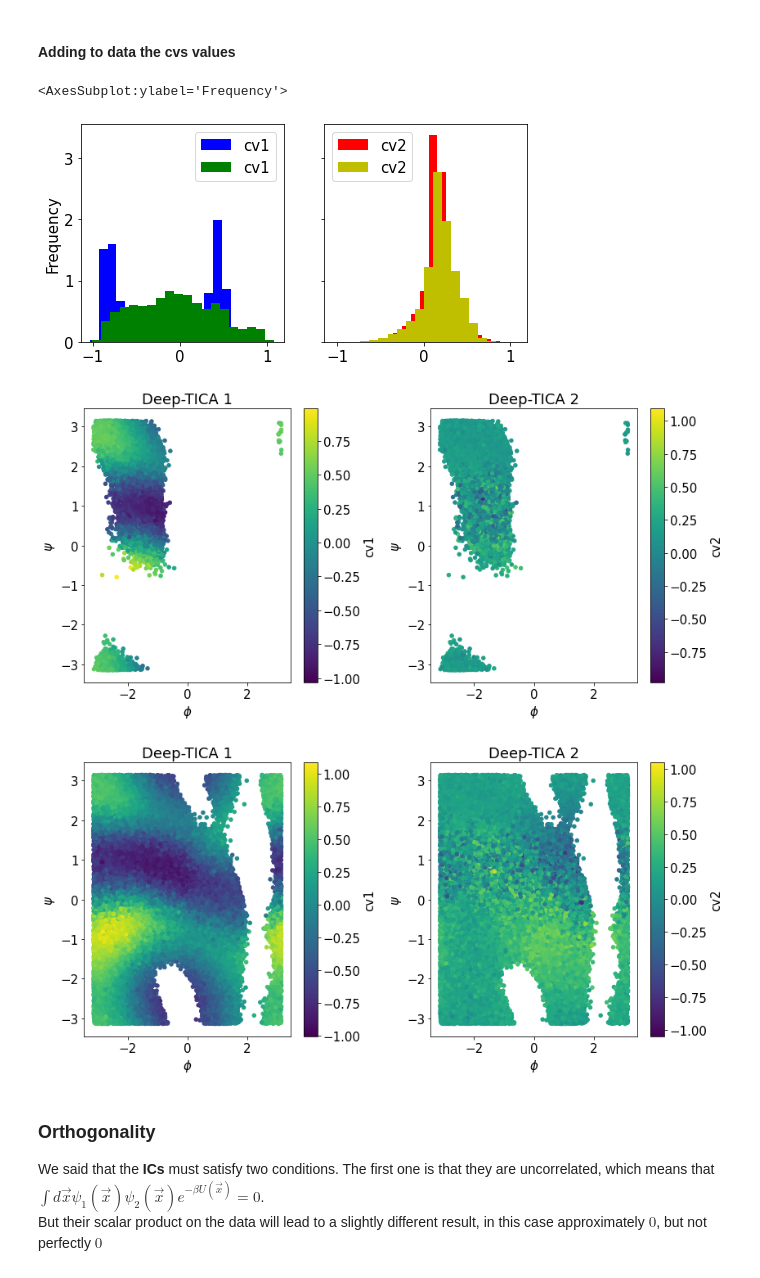
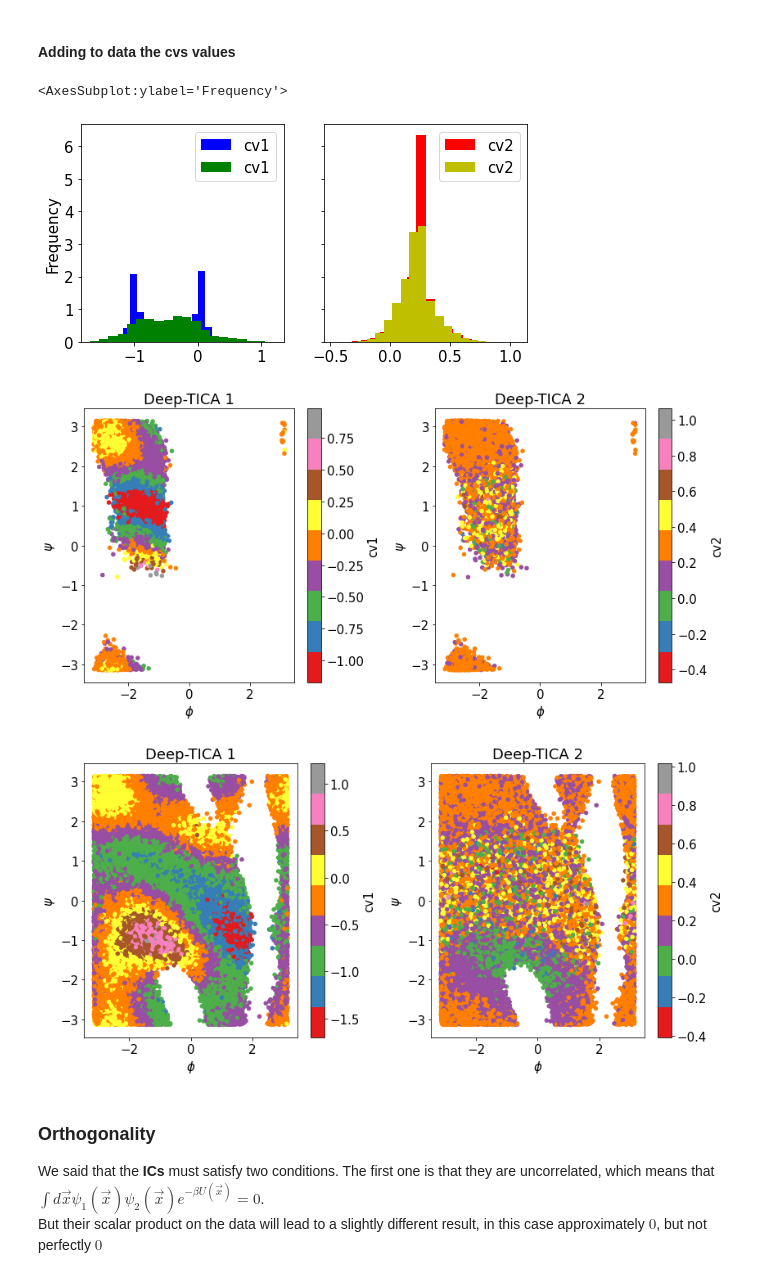
Before and after one commit to nicolopedrani/Hyper-TICA, a Jupyter notebook: Alanine/Different_seeds_Unbias.ipynb, the cells around one changed output. Cells and saved outputs as stored; diff of their text form; code cells hidden in the pictures.

```diff
--- a/Alanine/Different_seeds_Unbias.ipynb
+++ b/Alanine/Different_seeds_Unbias.ipynb
@@ -56,7 +56,7 @@ train_parameters = {
               'es_consecutive':False,
               'standardize_outputs':True,
               'standardize_inputs': True,
-              'log_every':50,
+              'log_every':500,
               #if reweight the timescale
               "reweighting": False,
               }
@@ -144,7 +144,7 @@ print(timescale)
 # %% [markdown]
 ## DeepTICA Analysis and Export
 # %%
-train_parameters["lag_time"] = 5
+train_parameters["lag_time"] = 4
 torch.manual_seed(4045)
 model,data,logweight,X = training(sim_parameters["beta"],folder+"COLVAR",train_parameters)
 
@@ -197,14 +189,14 @@ data_complete.plot.hist(y="cv2",bins=20,ax=axs[1],density=True,color="y")
 # %%
 fig,axs = plt.subplots(1,2,figsize=(12,6))
 for k,ax in enumerate(axs):
-    data.plot.scatter(y="psi",x="phi",c="cv"+str(k+1),cmap="viridis",ax=ax)
+    data.plot.scatter(y="psi",x="phi",c="cv"+str(k+1),cmap="Set1",ax=ax)
     ax.set_xlabel(r"$\phi$")
     ax.set_ylabel(r"$\psi$")
     ax.set_title('Deep-TICA '+str(k+1))
 plt.tight_layout()
 fig,axs = plt.subplots(1,2,figsize=(12,6))
 for k,ax in enumerate(axs):
-    data_complete.plot.scatter(y="psi",x="phi",c="cv"+str(k+1),cmap="viridis",ax=ax)
+    data_complete.plot.scatter(y="psi",x="phi",c="cv"+str(k+1),cmap="Set1",ax=ax)
     ax.set_xlabel(r"$\phi$")
     ax.set_ylabel(r"$\psi$")
     ax.set_title('Deep-TICA '+str(k+1))
@@ -276,14 +261,14 @@ data_complete.plot.hist(y="cv2",bins=20,ax=axs[1],density=True,color="y")
 # %%
 fig,axs = plt.subplots(1,2,figsize=(12,6))
 for k,ax in enumerate(axs):
-    data.plot.scatter(y="psi",x="phi",c="cv"+str(k+1),cmap="viridis",ax=ax)
+    data.plot.scatter(y="psi",x="phi",c="cv"+str(k+1),cmap="Set1",ax=ax)
     ax.set_xlabel(r"$\phi$")
     ax.set_ylabel(r"$\psi$")
     ax.set_title('Deep-TICA '+str(k+1))
 plt.tight_layout()
 fig,axs = plt.subplots(1,2,figsize=(12,6))
 for k,ax in enumerate(axs):
-    data_complete.plot.scatter(y="psi",x="phi",c="cv"+str(k+1),cmap="viridis",ax=ax)
+    data_complete.plot.scatter(y="psi",x="phi",c="cv"+str(k+1),cmap="Set1",ax=ax)
     ax.set_xlabel(r"$\phi$")
     ax.set_ylabel(r"$\psi$")
     ax.set_title('Deep-TICA '+str(k+1))
@@ -350,25 +329,25 @@ data_complete.plot.hist(y="cv1",bins=20,ax=axs[0],density=True,color="g")
 data_complete.plot.hist(y="cv2",bins=20,ax=axs[1],density=True,color="y")
 # %% [output]
 <AxesSubplot:ylabel='Frequency'>
-[figure, old version]
+[figure, new version]
 # %%
 fig,axs = plt.subplots(1,2,figsize=(12,6))
 for k,ax in enumerate(axs):
-    data.plot.scatter(y="psi",x="phi",c="cv"+str(k+1),cmap="viridis",ax=ax)
+    data.plot.scatter(y="psi",x="phi",c="cv"+str(k+1),cmap="Set1",ax=ax)
     ax.set_xlabel(r"$\phi$")
     ax.set_ylabel(r"$\psi$")
     ax.set_title('Deep-TICA '+str(k+1))
 plt.tight_layout()
 fig,axs = plt.subplots(1,2,figsize=(12,6))
 for k,ax in enumerate(axs):
-    data_complete.plot.scatter(y="psi",x="phi",c="cv"+str(k+1),cmap="viridis",ax=ax)
+    data_complete.plot.scatter(y="psi",x="phi",c="cv"+str(k+1),cmap="Set1",ax=ax)
     ax.set_xlabel(r"$\phi$")
     ax.set_ylabel(r"$\psi$")
     ax.set_title('Deep-TICA '+str(k+1))
 plt.tight_layout()
 # %% [output]
-[figure, old version]
+[figure, new version]
-[figure, old version]
+[figure, new version]
 # %% [markdown]
 ### Orthogonality
 We said that the **ICs** must satisfy two conditions. The first one is that they are uncorrelated, which means that $\int d \vec x \psi_1(\vec x) \psi_2(\vec x) e^{-\beta U(\vec x)} = 0$.
```
Also changed, not shown: parts of 20 cells of this notebook, 3 other files.
